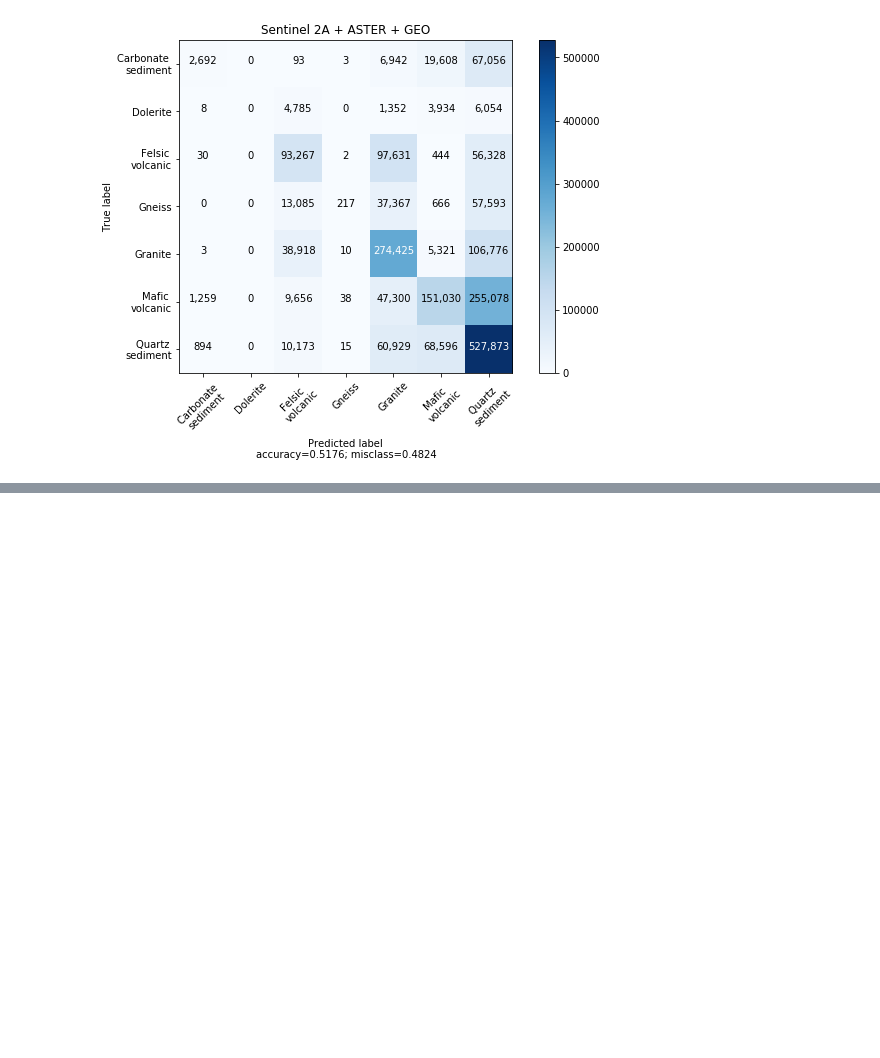
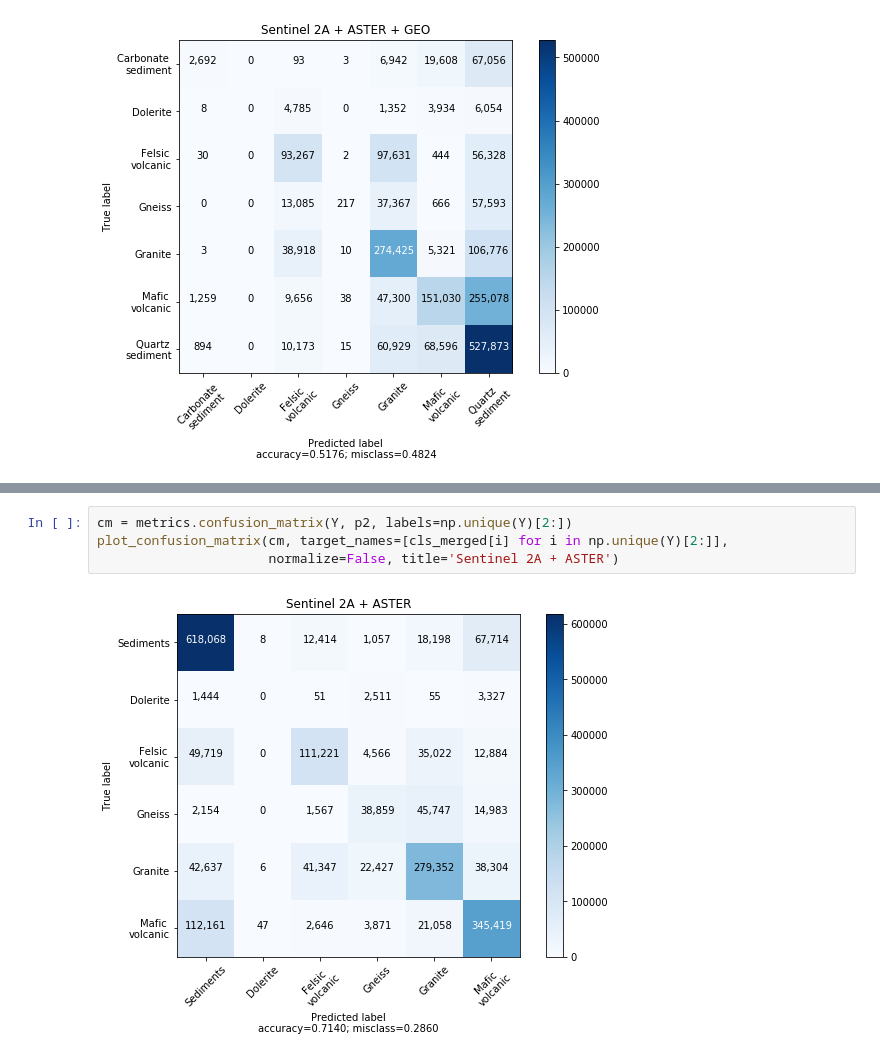
Before and after one commit to chenyz0601/DL-RockClassification, a Jupyter notebook: test.ipynb, the cells around one changed output, grey strips where cells are left out. Drawn from its saved outputs; the diff is of its cells as text; blank space fills up the shorter version.

```diff
--- a/test.ipynb
+++ b/test.ipynb
@@ -275,0 +331,6 @@ plt.legend()
+# %%
+cm = metrics.confusion_matrix(Y, p2, labels=np.unique(Y)[2:])
+plot_confusion_matrix(cm, target_names=[cls_merged[i] for i in np.unique(Y)[2:]],
+                      normalize=False, title='Sentinel 2A + ASTER')
+# %% [output]
+[figure, added]
```
Also changed, not shown: parts of 19 cells of this notebook.
